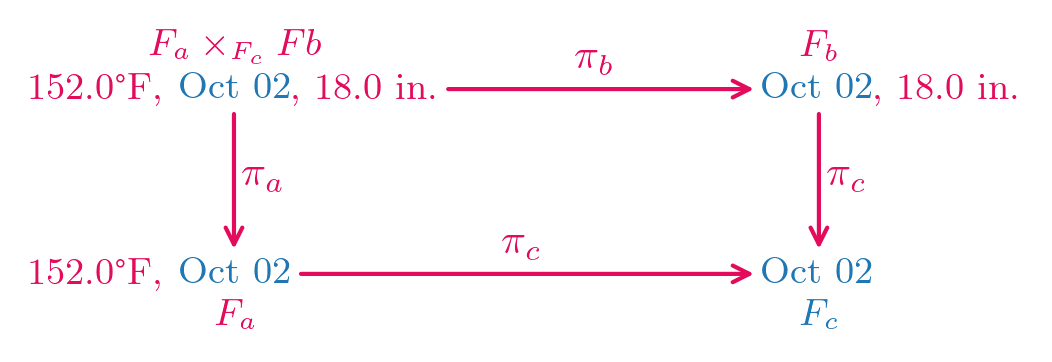
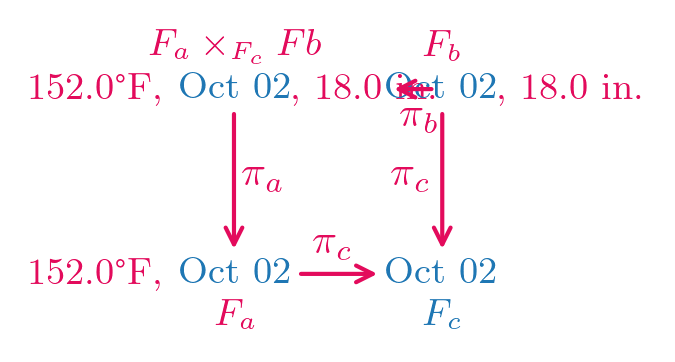
Unified diff of the notebook cell whose output changed from the first chart to the second:
--- before
+++ after
@@ -1,3 +1,3 @@
-fig, ax = plt.subplots(figsize=(3.5, 1))
+fig, ax = plt.subplots(figsize=(1.7, 1))
 plot_fiber(ax)
 fig.savefig(paper_path/'f_product.pdf', bbox_inches='tight', backend='pgf')

Commit: figures